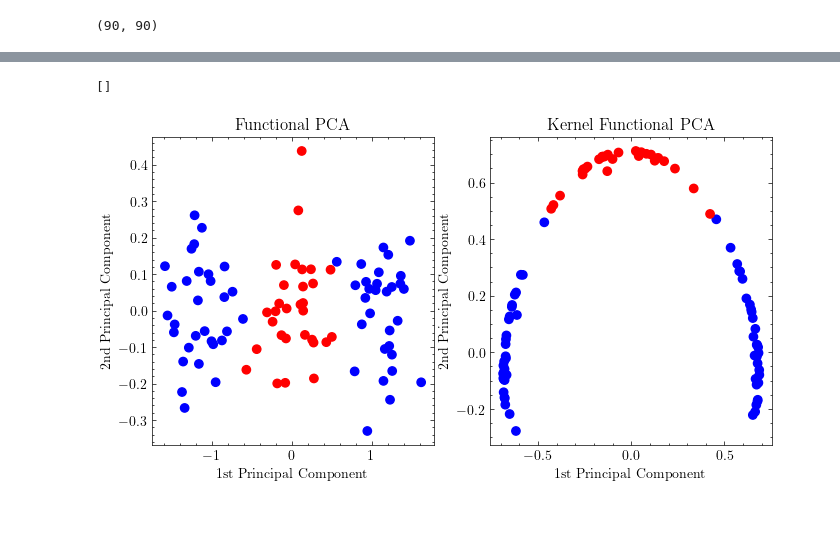
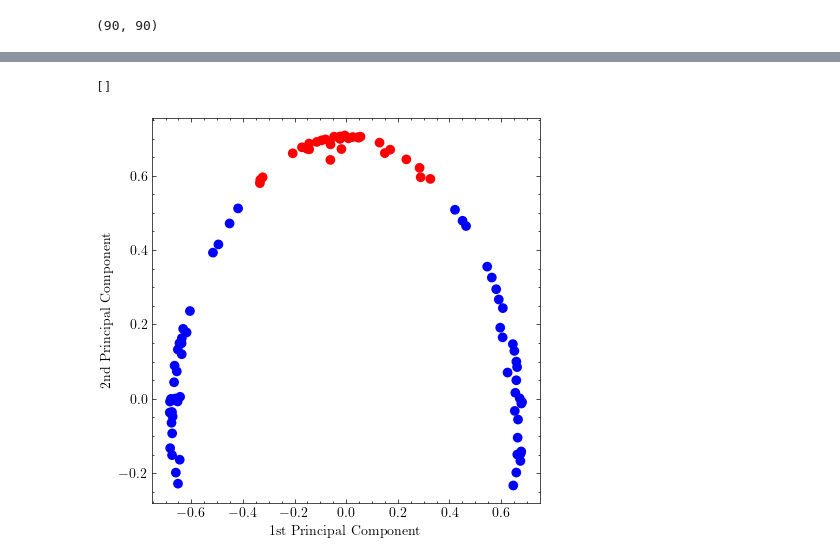
Before and after one commit to dani2442/Functional-Data-Analysis, a Jupyter notebook: notebooks/kfpca.ipynb, the cells around one changed output, grey strips where cells are left out. Cells and saved outputs as stored; diff of their text form; code cells hidden in the pictures; blank space fills up the shorter version.

```diff
--- a/notebooks/kfpca.ipynb
+++ b/notebooks/kfpca.ipynb
@@ -102,16 +99,10 @@ Z2 = fpca_grid.fit_transform(fd)
 # %%
-fig, axes = plt.subplots(1,2,figsize=(8,4))
-axes[0].scatter(Z2[:,0],Z2[:, 1], c=values, cmap='bwr')
-axes[0].set_xlabel('1st Principal Component')
-axes[0].set_ylabel('2nd Principal Component')
-axes[0].set_title("Functional PCA")
-
-axes[1].scatter(Z1[:,0],Z1[:, 1], c=values, cmap='bwr')
-axes[1].set_xlabel('1st Principal Component')
-axes[1].set_ylabel('2nd Principal Component')
-axes[1].set_title("Kernel Functional PCA")
-#plt.savefig('../images/comparison_v2.pdf')
+fig, ax = plt.subplots(1,1,figsize=(5,5))
+ax.scatter(Z[:,0],Z[:, 1], c=values, cmap='bwr')
+ax.set_xlabel('1st Principal Component')
+ax.set_ylabel('2nd Principal Component')
+#plt.savefig('../images/z_scores.pdf')
 plt.plot()
 # %% [output]
 []
-[figure, old version]
+[figure, new version]
```
Also changed, not shown: parts of 4 cells of this notebook, 18 other files.
